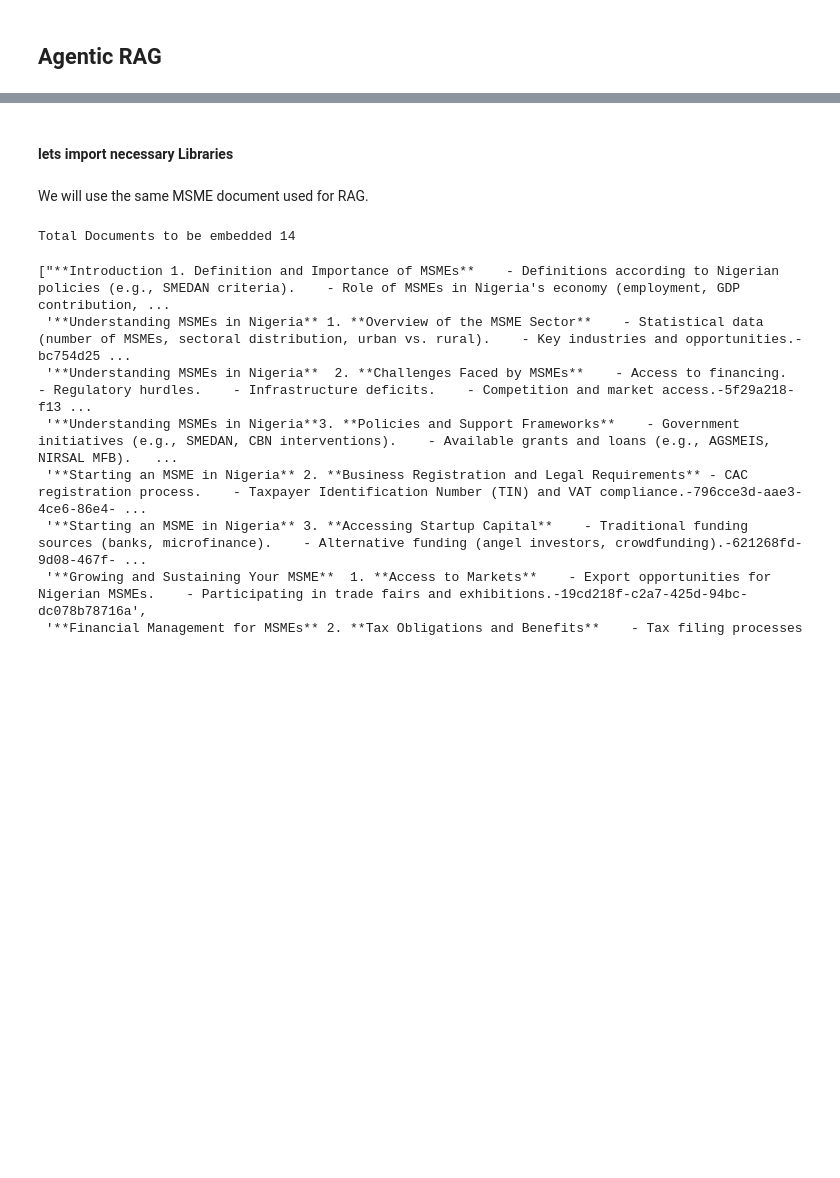
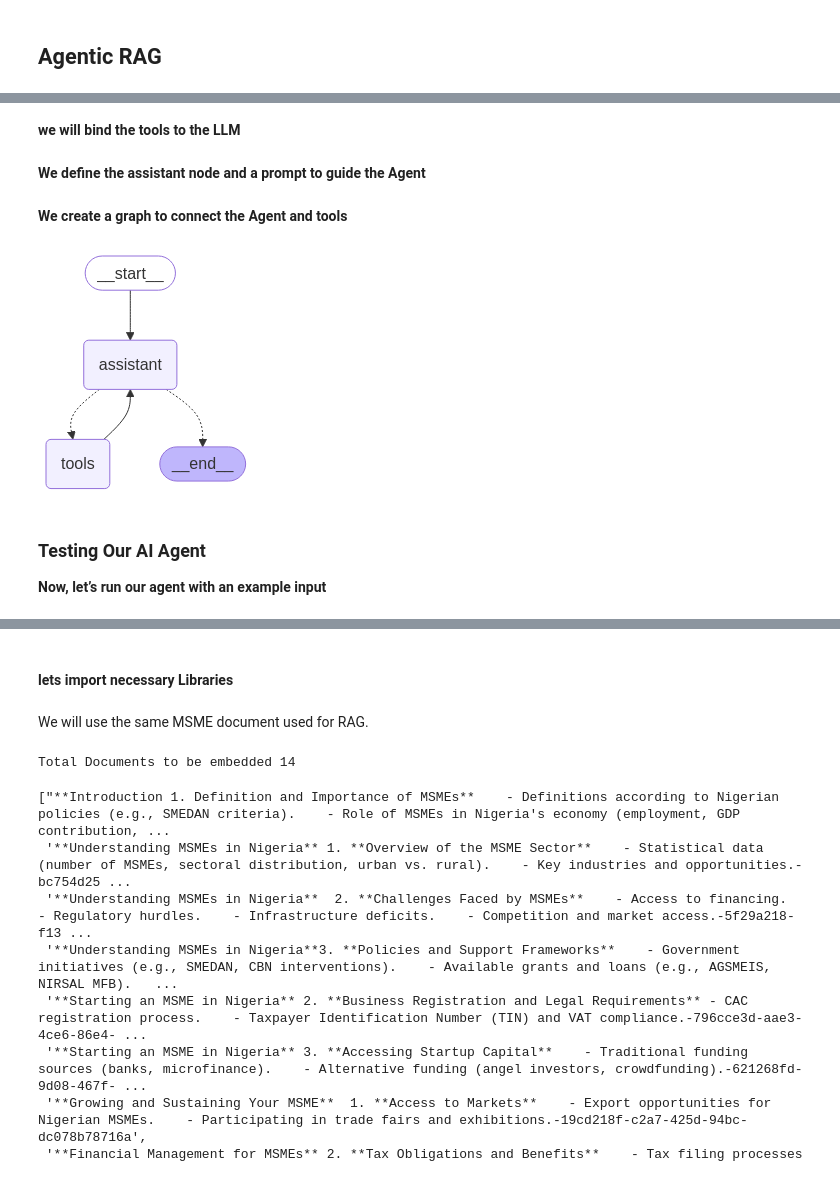
Before and after one commit to Publica-AI/6-weeks-Introductory-AI-course, a Jupyter notebook: AI_App_Development/Agentic_Rag/Agentic_Rag.ipynb, the cells around one changed output, grey strips where cells are left out. Drawn from its saved outputs; the diff is of its cells as text; code cells hidden in the pictures; blank space fills up the shorter version.

Commit message:
Updated Agentic_Rag.ipynb with new content

```diff
--- a/AI_App_Development/Agentic_Rag/Agentic_Rag.ipynb
+++ b/AI_App_Development/Agentic_Rag/Agentic_Rag.ipynb
@@ -12,0 +14,3 @@ Response Generation
+# %%
+load_dotenv(dotenv_path="./credentials.env")
+together_api = os.environ["TOGETHER_API_KEY"]
@@ -12,0 +61,42 @@ Response Generation
+# %%
+llm = ChatTogether(model="Qwen/Qwen2.5-7B-Instruct-Turbo", api_key=together_api)
+# %% [markdown]
+**we will bind the tools to the LLM**
+# %%
+# For this ipynb we set parallel tool calling to false as math generally is done sequentially, and this time we have 3 tools that can do math
+
+llm_with_tools = llm.bind_tools(tools, parallel_tool_calls=False)
+# %% [markdown]
+**We define the assistant node and a prompt to guide the Agent**
+# %%
+from langgraph.graph import MessagesState
+from langchain_core.messages import HumanMessage, SystemMessage
+
+# System message
+sys_msg = SystemMessage(content="You are a helpful assistant tasked with performing arithmetic on a set of inputs.")
+
+# Node
+def assistant(state: MessagesState):
+   return {"messages": [llm_with_tools.invoke([sys_msg] + state["messages"])]}
+# %% [markdown]
+**We create a graph to connect the Agent and tools**
+# %%
+from langgraph.graph import START, StateGraph
+from langgraph.prebuilt import tools_condition, ToolNode
+from IPython.display import Image, display
+
+builder = StateGraph(MessagesState)
+builder.add_node("assistant", assistant)
+builder.add_node("tools", ToolNode(tools))
+builder.add_edge(START, "assistant")
+builder.add_conditional_edges("assistant", tools_condition)
+builder.add_edge("tools", "assistant")
+
+react_graph = builder.compile()
+display(Image(react_graph.get_graph(xray=True).draw_mermaid_png()))
+# %% [output]
+[figure, added]
+# %% [markdown]
+###  Testing Our AI Agent
+
+**Now, let’s run our agent with an example input**
```
Also changed, not shown: parts of 13 cells of this notebook.
